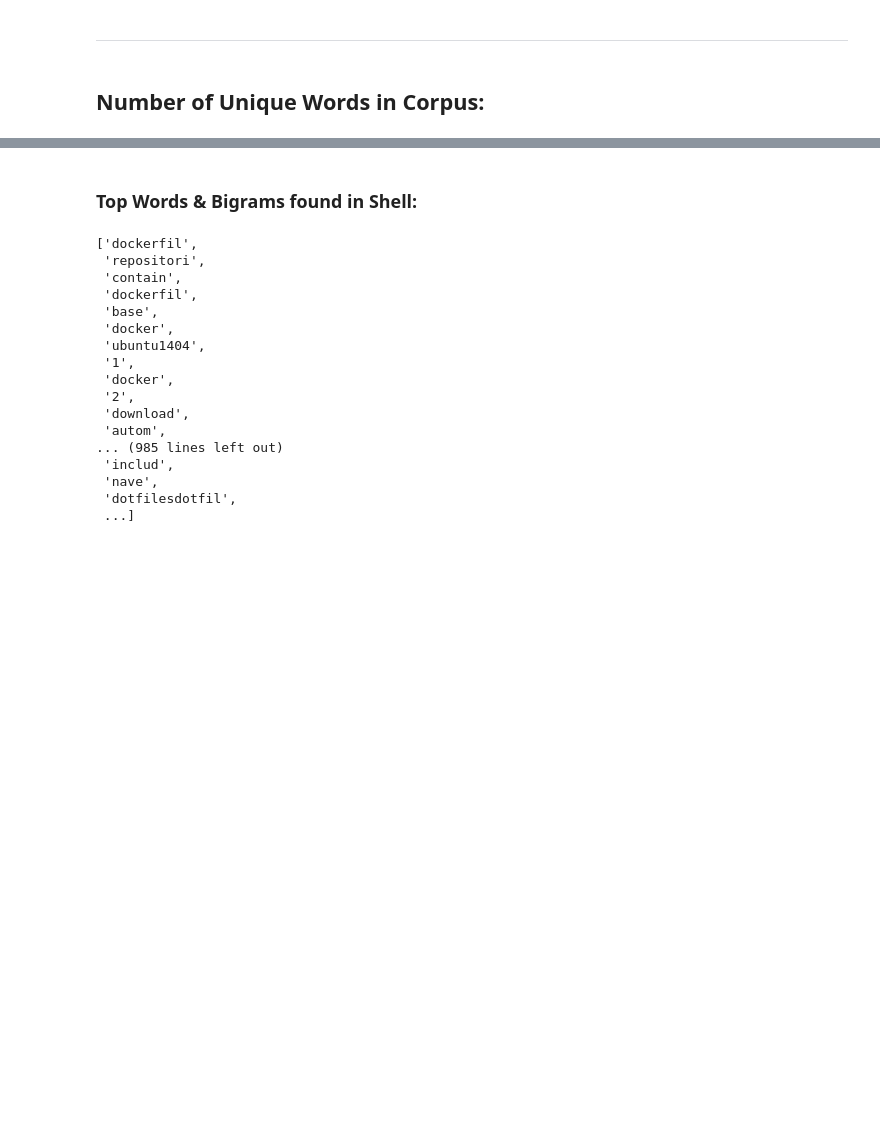
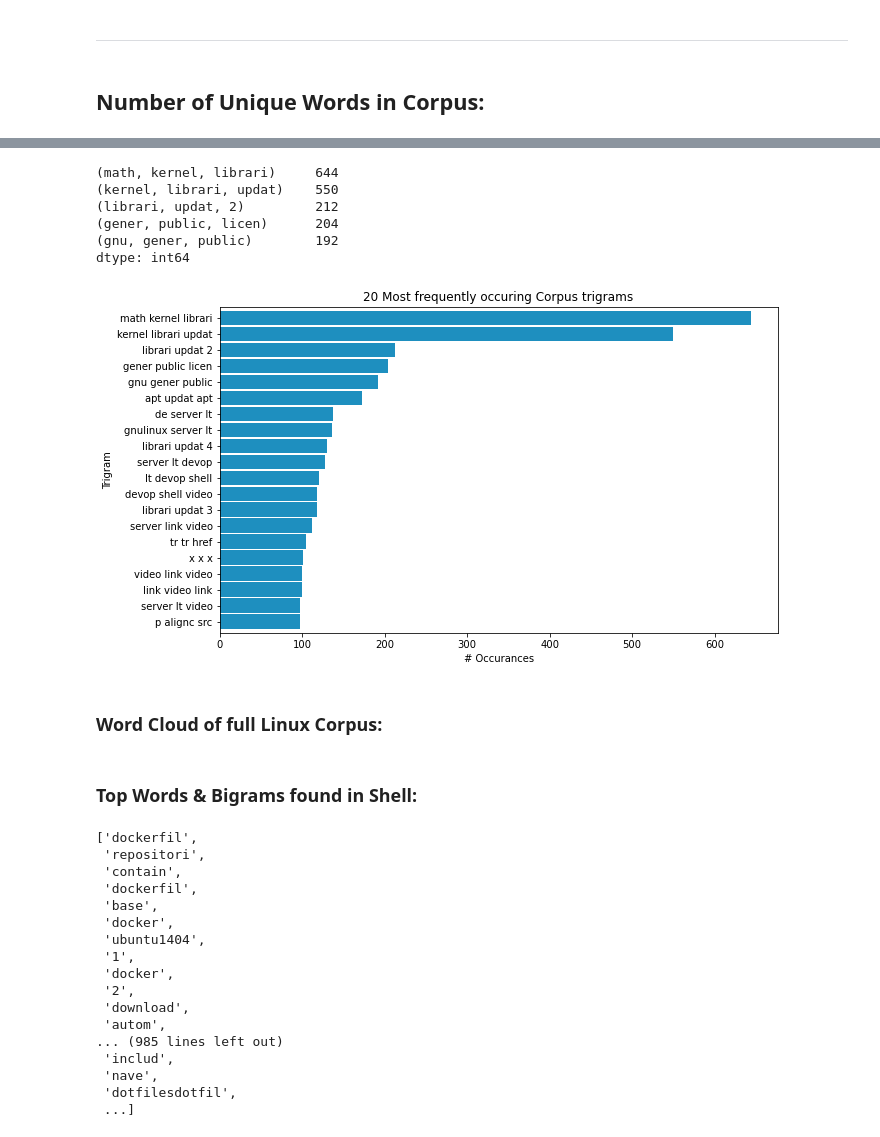
Before and after one commit to jemison-nlp-AnJeSt/github-NLP-project, a Jupyter notebook: Final_Notebook.ipynb, the cells around one changed output, grey strips where cells are left out. Saved outputs shown, nothing was run; the diff lists cells and outputs as text; code cells hidden in the pictures; blank space fills up the shorter version.

```diff
--- a/Final_Notebook.ipynb
+++ b/Final_Notebook.ipynb
@@ -214,3 +282,31 @@ linux_corpus[:100]
+# %%
+top_20_linux_trigrams = (pd.Series(nltk.ngrams(linux_corpus, 3))
+                      .value_counts()
+                      .head(20))
+
+top_20_linux_trigrams.head()
+# %% [output]
+(math, kernel, librari)     644
+(kernel, librari, updat)    550
+(librari, updat, 2)         212
+(gener, public, licen)      204
+(gnu, gener, public)        192
+dtype: int64
+# %%
+top_20_linux_trigrams.sort_values().plot.barh(color='#1E8FBF', width=.9, figsize=(10, 6))
+
+plt.title('20 Most frequently occuring Corpus trigrams')
+plt.ylabel('Trigram')
+plt.xlabel('# Occurances')
+
+# make the labels pretty
+ticks, _ = plt.yticks()
+labels = top_20_linux_trigrams.reset_index().sort_index(ascending=False)['index'].apply(lambda t: t[0] + ' ' + t[1] + ' ' + t[2])
+_ = plt.yticks(ticks, labels)
+# %% [output]
+[figure, added]
+# %% [markdown]
+### Word Cloud of full Linux Corpus:
 # %% [markdown]
 ### Top Words & Bigrams found in Shell:
 # %%
```
Also changed, not shown: parts of 41 cells of this notebook.
